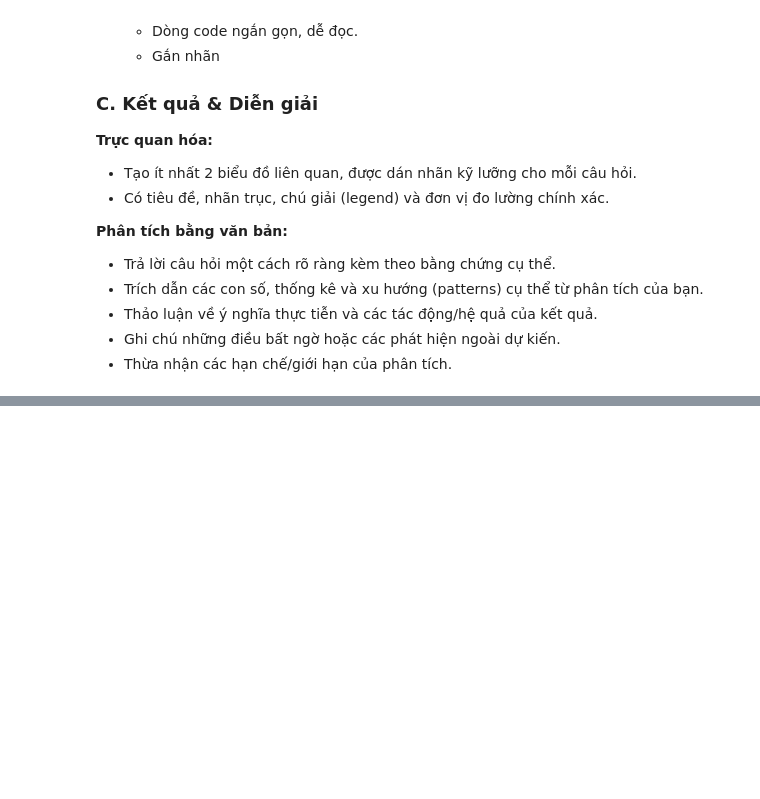
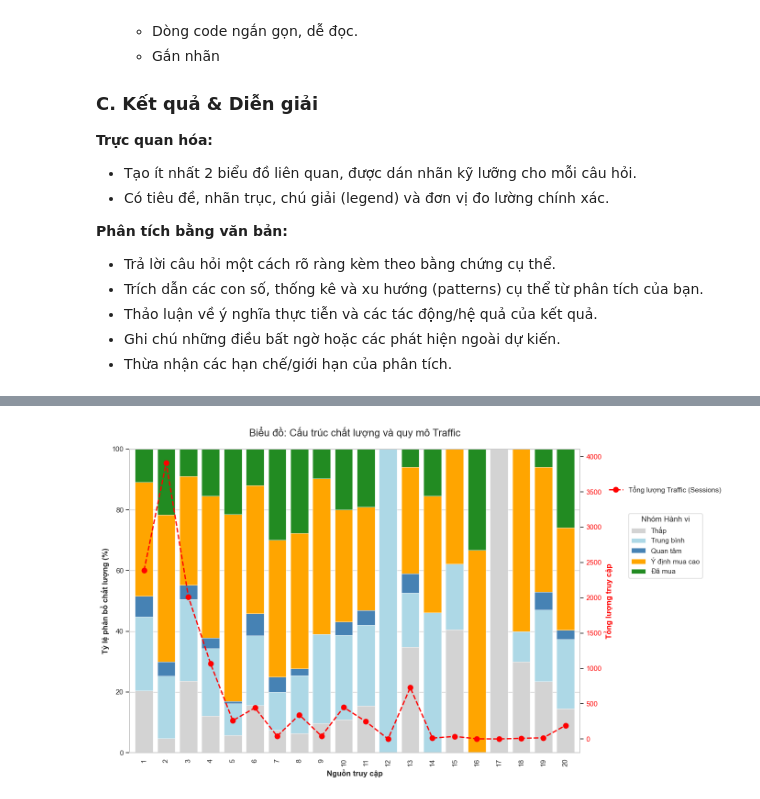
Before and after one commit to pnquyn/FinalProject_P4DataScience, a Jupyter notebook: project.ipynb, the cells around one changed output, grey strips where cells are left out. Saved outputs shown, nothing was run; the diff lists cells and outputs as text; code cells hidden in the pictures; blank space fills up the shorter version.

```diff
--- a/project.ipynb
+++ b/project.ipynb
@@ -2335,0 +2523,20 @@ Trong notebook của bạn, hãy trình bày mỗi câu hỏi theo cấu trúc s
+# %%
+# Bước 2: Tạo bảng thống kê các chỉ số của mỗi kênh
+
+# Tạo cột phụ để tính toán tỉ lệ khách mới
+data['Is_New_Visitor'] = (data['VisitorType'] == 'New_Visitor').astype(int)
+
+# Groupby theo TrafficType để tính 4 chỉ số
+scorecard = data.groupby('TrafficType').agg({
+    'Administrative': 'count',            # 1. Lượng truy cập
+    'Revenue': 'mean',                     # 2. Tỉ lệ chuyển đổi
+    'ProductRelated_Duration': 'mean',     # 3. Mức độ tương tác
+    'Is_New_Visitor': 'mean'               # 4. Tỉ lệ khách hàng mới
+}).reset_index()
+
+# Đổi tên cột
+scorecard.columns = ['TrafficType', 'Lượng truy cập', 'Tỉ lệ chuyển đổi', 'Mức độ tương tác', 'Tỉ lệ KH mới']
+
+# Hiển thị bảng thống kê để kiểm tra
+print("Bảng điểm Kênh:")
+print(scorecard)
@@ -2335,0 +2597,45 @@ Trong notebook của bạn, hãy trình bày mỗi câu hỏi theo cấu trúc s
+# %%
+# PHÂN TÍCH CẤU TRÚC LƯỢNG TRAFFIC
+
+# Tạo bảng pivot tỷ lệ % các nhãn hành vi
+quality_pivot = pd.crosstab(data['TrafficType'], data['Traffic_Label'], normalize='index') * 100
+
+# Sắp xếp lại thứ tự cột cho logic
+column_order = ['Thấp', 'Trung bình', 'Quan tâm', 'Ý định mua cao', 'Đã mua']
+quality_pivot = quality_pivot.reindex(columns=column_order)
+
+volume_series = scorecard['Lượng truy cập']
+
+# Vẽ biểu đồ
+
+fig, ax1 = plt.subplots(figsize=(14, 8))
+
+# 1. Vẽ biểu đồ cột chồng  ở trục trái
+colors = ['#d3d3d3', '#add8e6', '#4682b4', '#ffa500', '#228b22'] # Xám, Xanh nhạt, Xanh đậm, Cam, Xanh lá
+quality_pivot.plot(kind='bar', stacked=True, color=colors, ax=ax1, width=0.8, edgecolor='white', linewidth=0.5)
+
+ax1.set_ylabel('Tỷ lệ phân bổ chất lượng (%)', fontsize=12, fontweight='bold')
+ax1.set_xlabel('Nguồn truy cập', fontsize=12, fontweight='bold')
+ax1.set_ylim(0, 100)
+
+ax1.legend(title='Nhóm Hành vi', bbox_to_anchor=(1.1, 0.8), loc='upper left')
+
+# 2. Vẽ biểu đồ đường ở trục phải
+ax2 = ax1.twinx()
+
+ax2.plot(ax1.get_xticks(), volume_series, color='red', marker='o',
+         linestyle='--', linewidth=2, markersize=8, label='Tổng lượng Traffic (Sessions)')
+
+# Định dạng Trục phải (Số lượng)
+ax2.set_ylabel('Tổng lượng truy cập', fontsize=12, fontweight='bold', color='red')
+ax2.tick_params(axis='y', labelcolor='red')
+ax2.grid(False)
+ax2.legend(loc='upper left', bbox_to_anchor=(1.05, 0.9), frameon=False)
+
+# 3. Thêm title
+plt.title('Biểu đồ: Cấu trúc chất lượng và quy mô Traffic', fontsize=16, pad=20)
+
+plt.tight_layout()
+plt.show()
+# %% [output]
+[figure, added]
```
Also changed, not shown: parts of 41 cells of this notebook.
